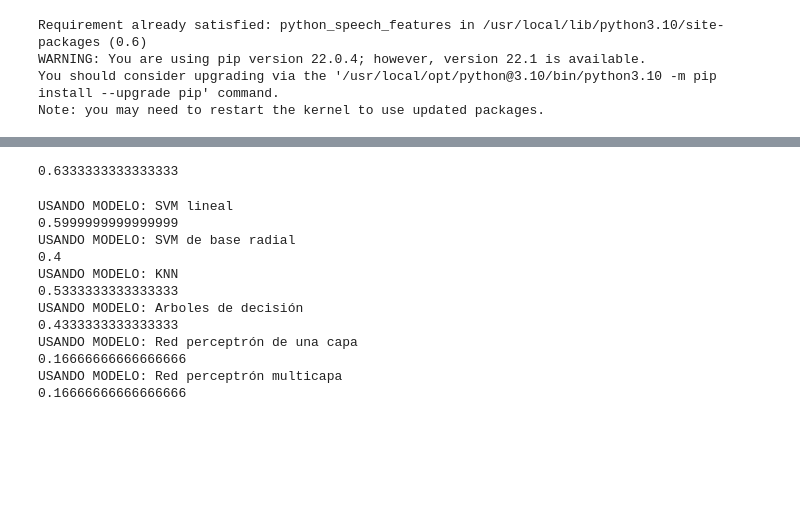
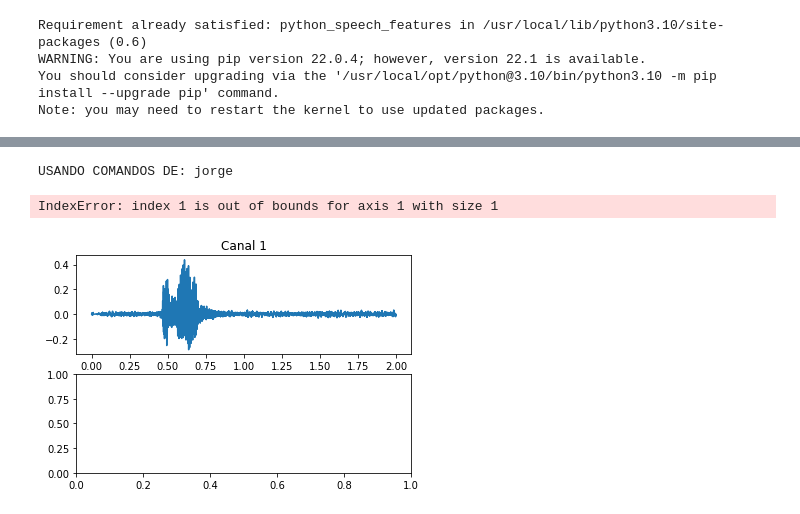
Before and after one commit to Los-Furros/modelos_reconocimiento_voz, a Jupyter notebook: proyecto.ipynb, the cells around one changed output, grey strips where cells are left out. Drawn from its saved outputs; the diff is of its cells as text; code cells hidden in the pictures; blank space fills up the shorter version.

Commit message:
adding wrapper to speech processing and evaluating for each name

```diff
--- a/proyecto.ipynb
+++ b/proyecto.ipynb
@@ -357,28 +360,18 @@ modelos = {
     "Red perceptrón de una capa": MLPClassifier(hidden_layer_sizes=(1, 1), random_state=1, max_iter=10000),
     "Red perceptrón multicapa": MLPClassifier(hidden_layer_sizes=(5, 1), random_state=1, max_iter=10000),
 }
-# %%
-mxd = modelos["SVM lineal"]
-mxd
-
-print(get_model_accuracy_kfold(mxd, 5, x, y))
-# %% [output]
-0.6333333333333333
 # %%
-for modelo in modelos:
-    print("USANDO MODELO:", modelo)
-    model_to_test = modelos[modelo]
-    print(get_model_accuracy_kfold(model_to_test, 5, x, y))
+names = ["jorge", "brian", "marlene"]
+
+for name in names:
+    print(f"USANDO COMANDOS DE: {name}")
+    file_name = name + "_com.obj"
+    x, y = process_voice_commands(file_name)
+    for modelo in modelos:
+        print(f"USANDO MODELO: {modelo}")
+        model_to_test = modelos[modelo]
+        print(get_model_accuracy_kfold(model_to_test, 5, x, y))
 # %% [output]
-USANDO MODELO: SVM lineal
-0.5999999999999999
-USANDO MODELO: SVM de base radial
-0.4
-USANDO MODELO: KNN
-0.5333333333333333
-USANDO MODELO: Arboles de decisión
-0.4333333333333333
-USANDO MODELO: Red perceptrón de una capa
-0.16666666666666666
-USANDO MODELO: Red perceptrón multicapa
-0.16666666666666666
+USANDO COMANDOS DE: jorge
+IndexError: index 1 is out of bounds for axis 1 with size 1
+[figure, added]
```
Also changed, not shown: parts of 3 cells of this notebook.
